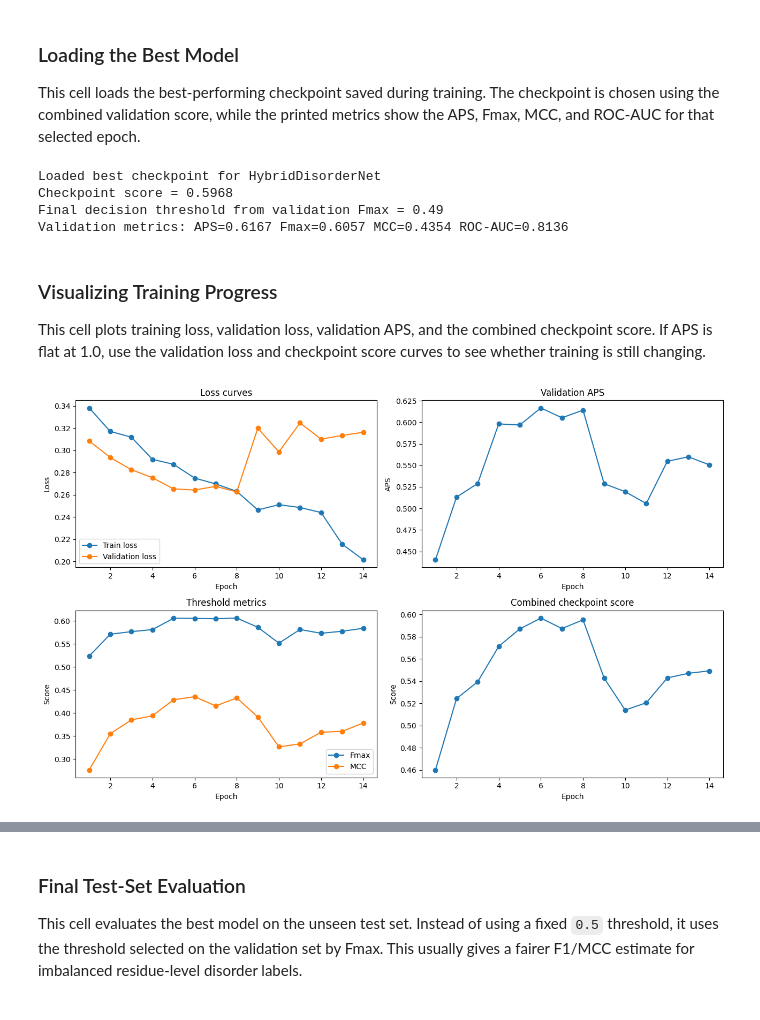
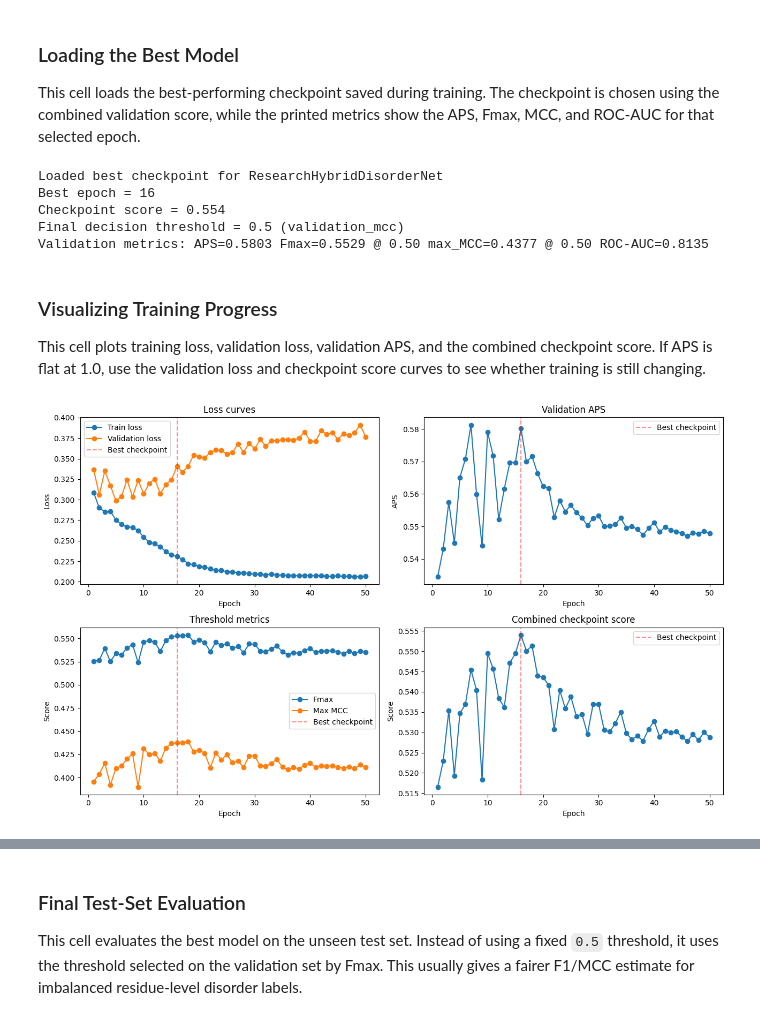
Before and after one commit to srikar0805/DisorderNet, a Jupyter notebook: IDR_Project_28.ipynb, the cells around one changed output, grey strips where cells are left out. Cells and saved outputs as stored; diff of their text form; code cells hidden in the pictures.

```diff
--- a/IDR_Project_28.ipynb
+++ b/IDR_Project_28.ipynb
@@ -865,14 +966,14 @@ def handcrafted_sequence_features(sequence: str) -> np.ndarray:
         window_features,
     ], axis=1).astype(np.float32)
 
-def encode_sequence(sequence: str) -> np.ndarray:
+def encode_sequence(sequence: str, protein_id=None) -> np.ndarray:
     handcrafted = handcrafted_sequence_features(sequence)
     if RUN_ESM2_SECTION:
-        esm_features = extract_esm2_embeddings(sequence).astype(np.float32)
+        esm_features = extract_esm2_embeddings(sequence, protein_id=protein_id).astype(np.float32)
         return np.concatenate([esm_features, handcrafted], axis=1)
     return handcrafted
 
-sample_features = encode_sequence(proteins_df.iloc[0]['sequence'])
+sample_features = encode_sequence(proteins_df.iloc[0]['sequence'], protein_id=proteins_df.iloc[0]['protein_id'])
 print('Feature matrix shape for one protein:', sample_features.shape)
 print('Feature dimension per residue:', sample_features.shape[1])
 print('Feature mode:', 'ESM-2 + handcrafted IDR features' if RUN_ESM2_SECTION else 'handcrafted IDR features')
@@ -895,7 +996,7 @@ class ProteinResidueDataset(Dataset):
     def __init__(self, df: pd.DataFrame):
         self.records = []
         for _, row in df.iterrows():
-            features = encode_sequence(row['sequence'])
+            features = encode_sequence(row['sequence'], protein_id=row['protein_id'])
             labels = row['labels'].astype(np.float32)
             self.records.append({
                 'protein_id': row['protein_id'],
@@ -1414,22 +1580,37 @@ This cell loads the best-performing checkpoint saved during training. The checkp
 checkpoint = torch.load(best_checkpoint_path, map_location=device, weights_only=False)
 model.load_state_dict(checkpoint['model_state_dict'])
 best_metrics = checkpoint['best_val_metrics']
-FINAL_THRESHOLD = float(best_metrics.get('best_fmax_threshold', 0.5))
+
+if THRESHOLD_SELECTION_METRIC == 'mcc':
+    FINAL_THRESHOLD = float(best_metrics.get('best_mcc_threshold', 0.5))
+    threshold_source = 'validation_mcc'
+elif THRESHOLD_SELECTION_METRIC == 'fmax':
+    FINAL_THRESHOLD = float(best_metrics.get('best_fmax_threshold', 0.5))
+    threshold_source = 'validation_fmax'
+elif THRESHOLD_SELECTION_METRIC == 'balanced_accuracy':
+    FINAL_THRESHOLD = float(best_metrics.get('best_balanced_accuracy_threshold', 0.5))
+    threshold_source = 'validation_balanced_accuracy'
+else:
+    FINAL_THRESHOLD = 0.5
+    threshold_source = 'fixed_0_5'
+
 print('Loaded best checkpoint for', checkpoint['config'].get('model_name', MODEL_NAME))
+print('Best epoch =', checkpoint.get('best_epoch', 'unknown'))
 print('Checkpoint score =', round(checkpoint.get('best_checkpoint_score', float('nan')), 4))
-print('Final decision threshold from validation Fmax =', round(FINAL_THRESHOLD, 3))
+print('Final decision threshold =', round(FINAL_THRESHOLD, 3), f'({threshold_source})')
 print(
     'Validation metrics:',
     f"APS={best_metrics['aps']:.4f}",
-    f"Fmax={best_metrics['fmax']:.4f}",
-    f"MCC={best_metrics['mcc']:.4f}",
+    f"Fmax={best_metrics['fmax']:.4f} @ {best_metrics.get('best_fmax_threshold', 0.5):.2f}",
+    f"max_MCC={best_metrics.get('max_mcc', best_metrics.get('mcc', 0.0)):.4f} @ {best_metrics.get('best_mcc_threshold', 0.5):.2f}",
     f"ROC-AUC={best_metrics['roc_auc']:.4f}",
 )
 # %% [output]
-Loaded best checkpoint for HybridDisorderNet
-Checkpoint score = 0.5968
-Final decision threshold from validation Fmax = 0.49
-Validation metrics: APS=0.6167 Fmax=0.6057 MCC=0.4354 ROC-AUC=0.8136
+Loaded best checkpoint for ResearchHybridDisorderNet
+Best epoch = 16
+Checkpoint score = 0.554
+Final decision threshold = 0.5 (validation_mcc)
+Validation metrics: APS=0.5803 Fmax=0.5529 @ 0.50 max_MCC=0.4377 @ 0.50 ROC-AUC=0.8135
 # %% [markdown]
 ### Visualizing Training Progress
 
@@ -1440,36 +1621,45 @@ This cell plots training loss, validation loss, validation APS, and the combined
 # ================================================================
 
 history_df = pd.DataFrame(history)
+best_plot_epoch = checkpoint.get('best_epoch') if 'checkpoint' in globals() else None
 fig, axes = plt.subplots(2, 2, figsize=(13, 8))
 axes = axes.ravel()
 
 axes[0].plot(history_df['epoch'], history_df['train_loss'], marker='o', label='Train loss')
 if 'val_loss' in history_df:
     axes[0].plot(history_df['epoch'], history_df['val_loss'], marker='o', label='Validation loss')
 axes[0].set_title('Loss curves')
 axes[0].set_xlabel('Epoch')
 axes[0].set_ylabel('Loss')
 axes[0].legend()
 
 axes[1].plot(history_df['epoch'], history_df['val_aps'], marker='o')
 axes[1].set_title('Validation APS')
 axes[1].set_xlabel('Epoch')
 axes[1].set_ylabel('APS')
 
 axes[2].plot(history_df['epoch'], history_df['val_fmax'], marker='o', label='Fmax')
-axes[2].plot(history_df['epoch'], history_df['val_mcc'], marker='o', label='MCC')
+axes[2].plot(history_df['epoch'], history_df['val_max_mcc'], marker='o', label='Max MCC')
 axes[2].set_title('Threshold metrics')
 axes[2].set_xlabel('Epoch')
 axes[2].set_ylabel('Score')
 axes[2].legend()
 
 axes[3].plot(history_df['epoch'], history_df['checkpoint_score'], marker='o')
 axes[3].set_title('Combined checkpoint score')
 axes[3].set_xlabel('Epoch')
 axes[3].set_ylabel('Score')
 
+if best_plot_epoch is not None:
+    for ax in axes:
+        ax.axvline(best_plot_epoch, color='red', linestyle='--', alpha=0.45, label='Best checkpoint')
+        handles, labels = ax.get_legend_handles_labels()
+        if handles:
+            unique = dict(zip(labels, handles))
+            ax.legend(unique.values(), unique.keys())
+
 plt.tight_layout()
 plt.savefig(PLOTS_DIR / 'training_curves.png', dpi=150, bbox_inches='tight')
 plt.show()
 # %% [output]
-[figure, old version]
+[figure, new version]
```
Also changed, not shown: parts of 24 cells of this notebook, 1 other file.
